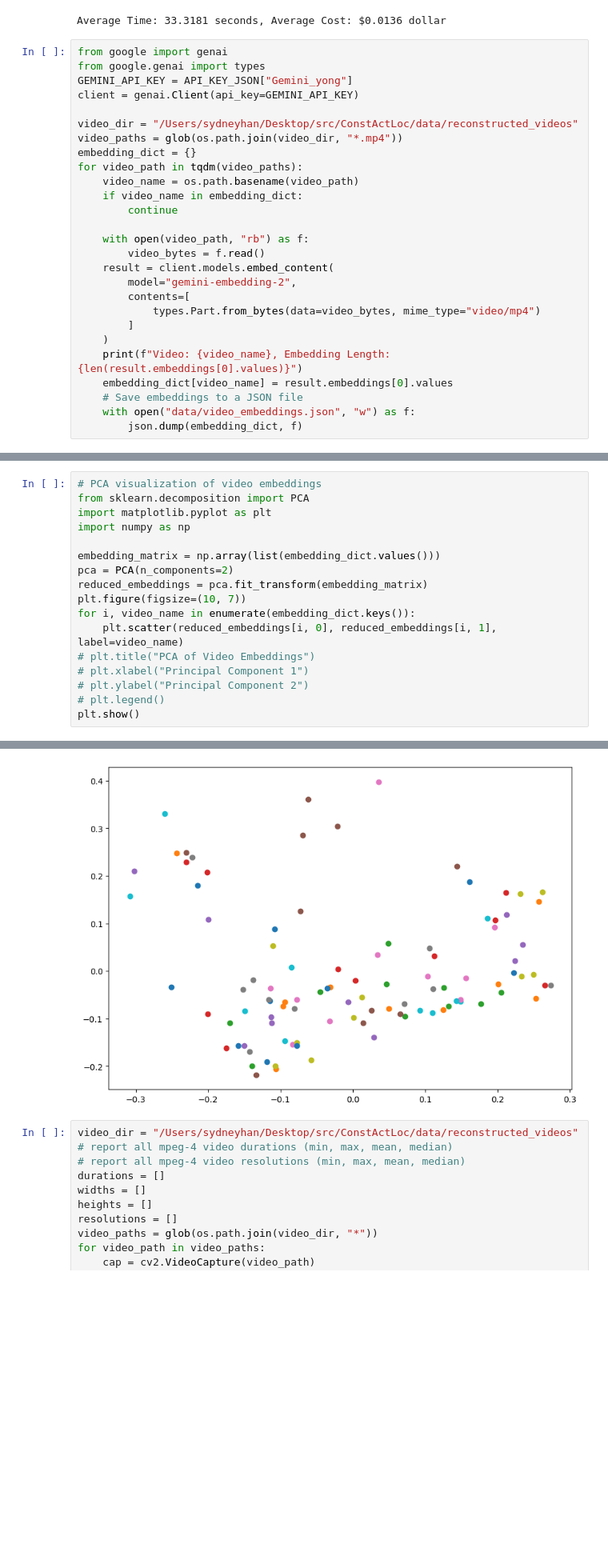
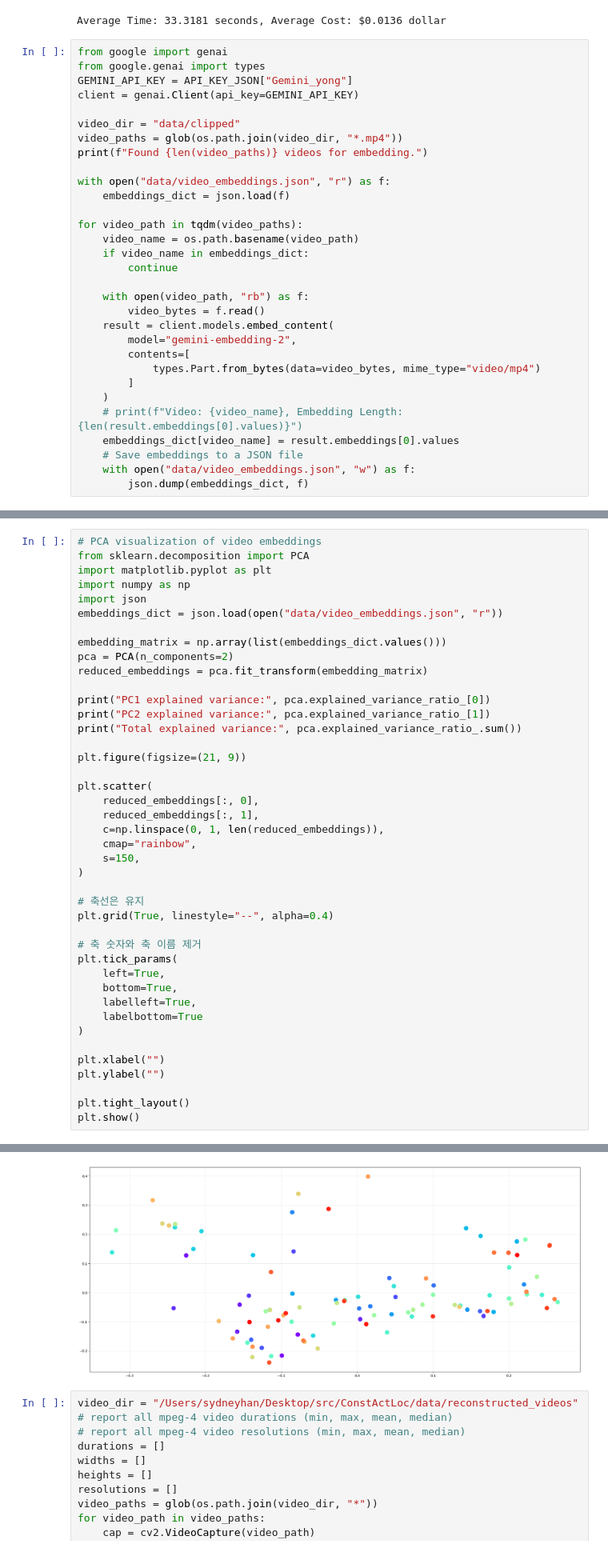
Before and after one commit to gwyong/ConstActLoc, a Jupyter notebook: temp.ipynb, the cells around one changed output, grey strips where cells are left out. Shown at 80% size. Saved outputs shown, nothing was run; the diff lists cells and outputs as text; blank space fills up the shorter version.

Commit message:
update all files for testing and result anlysis

```diff
--- a/temp.ipynb
+++ b/temp.ipynb
@@ -67,12 +377,16 @@ from google.genai import types
 GEMINI_API_KEY = API_KEY_JSON["Gemini_yong"]
 client = genai.Client(api_key=GEMINI_API_KEY)
 
-video_dir = "/Users/sydneyhan/Desktop/src/ConstActLoc/data/reconstructed_videos"
+video_dir = "data/clipped"
 video_paths = glob(os.path.join(video_dir, "*.mp4"))
-embedding_dict = {}
+print(f"Found {len(video_paths)} videos for embedding.")
+
+with open("data/video_embeddings.json", "r") as f:
+    embeddings_dict = json.load(f)
+
 for video_path in tqdm(video_paths):
     video_name = os.path.basename(video_path)
-    if video_name in embedding_dict:
+    if video_name in embeddings_dict:
         continue
 
     with open(video_path, "rb") as f:
@@ -83,8 +397,8 @@ for video_path in tqdm(video_paths):
             types.Part.from_bytes(data=video_bytes, mime_type="video/mp4")
         ]
     )
-    print(f"Video: {video_name}, Embedding Length: {len(result.embeddings[0].values)}")
-    embedding_dict[video_name] = result.embeddings[0].values
+    # print(f"Video: {video_name}, Embedding Length: {len(result.embeddings[0].values)}")
+    embeddings_dict[video_name] = result.embeddings[0].values
     # Save embeddings to a JSON file
     with open("data/video_embeddings.json", "w") as f:
-        json.dump(embedding_dict, f)
+        json.dump(embeddings_dict, f)
@@ -93,16 +409,41 @@ for video_path in tqdm(video_paths):
 from sklearn.decomposition import PCA
 import matplotlib.pyplot as plt
 import numpy as np
+import json
+embeddings_dict = json.load(open("data/video_embeddings.json", "r"))
 
-embedding_matrix = np.array(list(embedding_dict.values()))
+embedding_matrix = np.array(list(embeddings_dict.values()))
 pca = PCA(n_components=2)
 reduced_embeddings = pca.fit_transform(embedding_matrix)
-plt.figure(figsize=(10, 7))
-for i, video_name in enumerate(embedding_dict.keys()):
-    plt.scatter(reduced_embeddings[i, 0], reduced_embeddings[i, 1], label=video_name)
-# plt.title("PCA of Video Embeddings")
-# plt.xlabel("Principal Component 1")
-# plt.ylabel("Principal Component 2")
-# plt.legend()
+
+print("PC1 explained variance:", pca.explained_variance_ratio_[0])
+print("PC2 explained variance:", pca.explained_variance_ratio_[1])
+print("Total explained variance:", pca.explained_variance_ratio_.sum())
+
+plt.figure(figsize=(21, 9))
+
+plt.scatter(
+    reduced_embeddings[:, 0],
+    reduced_embeddings[:, 1],
+    c=np.linspace(0, 1, len(reduced_embeddings)),
+    cmap="rainbow",
+    s=150,
+)
+
+# 축선은 유지
+plt.grid(True, linestyle="--", alpha=0.4)
+
+# 축 숫자와 축 이름 제거
+plt.tick_params(
+    left=True,
+    bottom=True,
+    labelleft=True,
+    labelbottom=True
+)
+
+plt.xlabel("")
+plt.ylabel("")
+
+plt.tight_layout()
 plt.show()
 # %% [output]
@@ -109,4 +453,4 @@ plt.show()
-[figure, old version]
+[figure, new version]
 # %%
 video_dir = "/Users/sydneyhan/Desktop/src/ConstActLoc/data/reconstructed_videos"
 # report all mpeg-4 video durations (min, max, mean, median)
```
Also changed, not shown: parts of 6 cells of this notebook, 4 other files.
